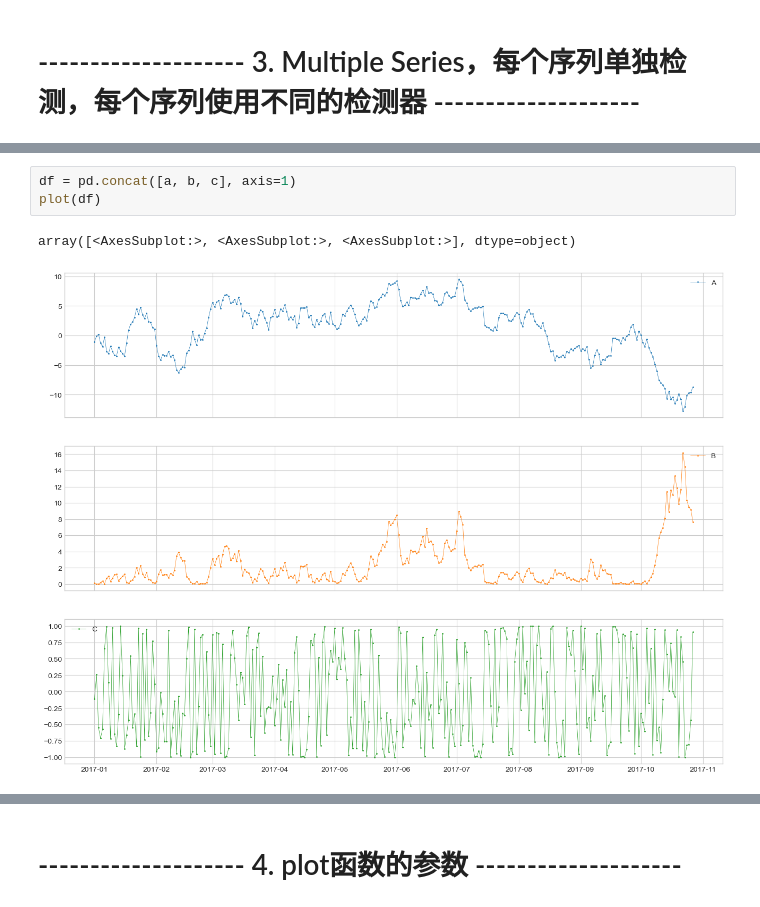
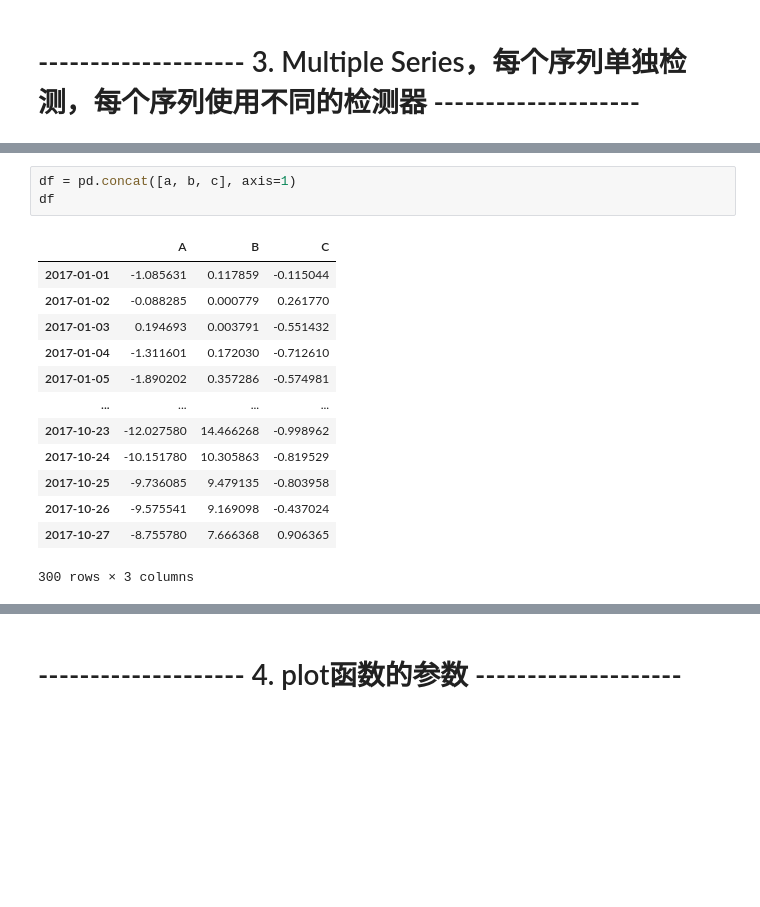
Before and after one commit to hzf125521/adtk, a Jupyter notebook: _test_not_for_use/test_visualization_test.ipynb, the cells around one changed output, grey strips where cells are left out. Drawn from its saved outputs; the diff is of its cells as text; blank space fills up the shorter version.

```diff
--- a/_test_not_for_use/test_visualization_test.ipynb
+++ b/_test_not_for_use/test_visualization_test.ipynb
@@ -300,6 +288,17 @@ plot(c)
 # %%
 df = pd.concat([a, b, c], axis=1)
-plot(df)
+df
 # %% [output]
+|  | A | B | C |
+| 2017-01-01 | -1.085631 | 0.117859 | -0.115044 |
+| 2017-01-02 | -0.088285 | 0.000779 | 0.261770 |
+| 2017-01-03 | 0.194693 | 0.003791 | -0.551432 |
+| 2017-01-04 | -1.311601 | 0.172030 | -0.712610 |
+| 2017-01-05 | -1.890202 | 0.357286 | -0.574981 |
+| ... | ... | ... | ... |
+| 2017-10-23 | -12.027580 | 14.466268 | -0.998962 |
+| 2017-10-24 | -10.151780 | 10.305863 | -0.819529 |
+| 2017-10-25 | -9.736085 | 9.479135 | -0.803958 |
+| 2017-10-26 | -9.575541 | 9.169098 | -0.437024 |
+| 2017-10-27 | -8.755780 | 7.666368 | 0.906365 |
-array([<AxesSubplot:>, <AxesSubplot:>, <AxesSubplot:>], dtype=object)
+300 rows × 3 columns
-[figure, removed]
```
Also changed, not shown: parts of 28 cells of this notebook, 4 other files.
